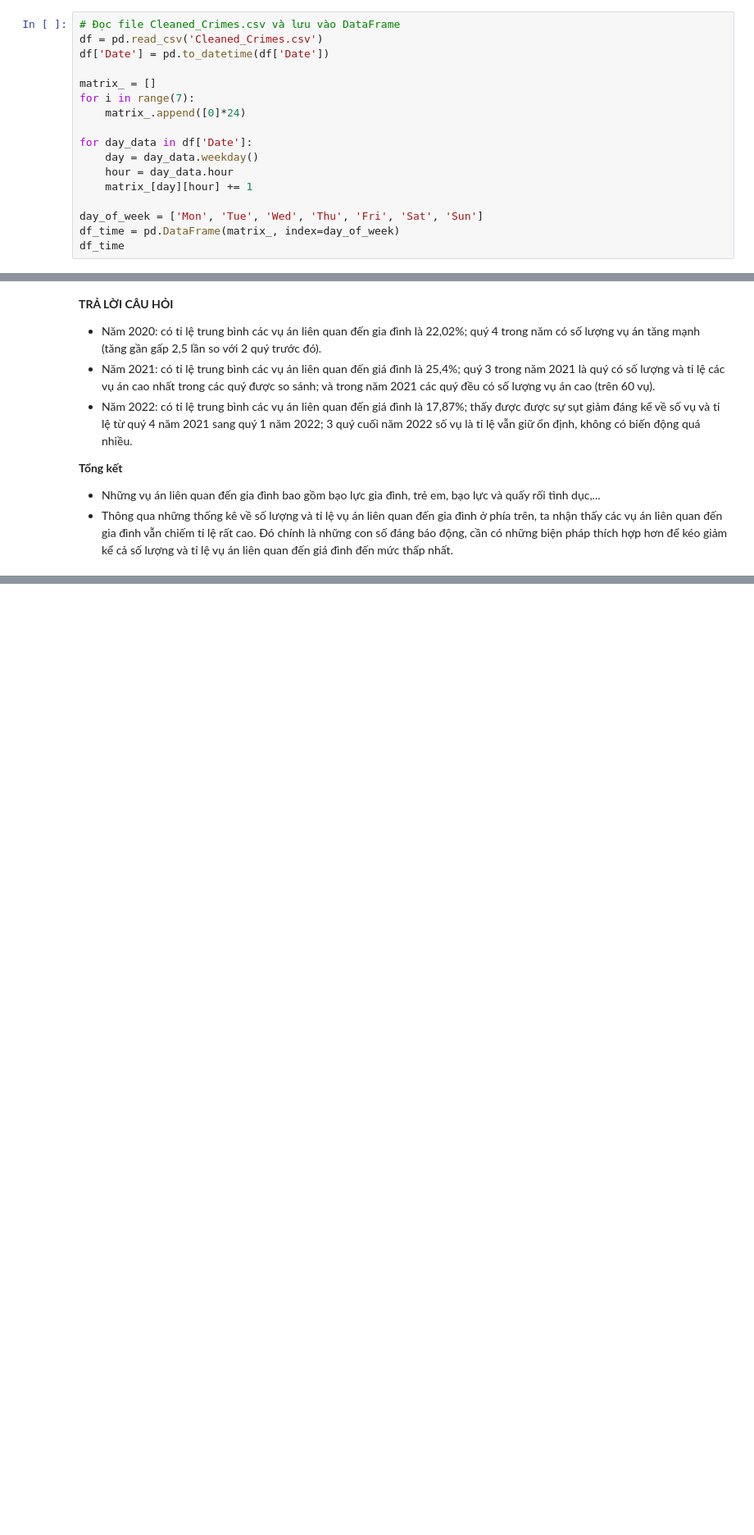
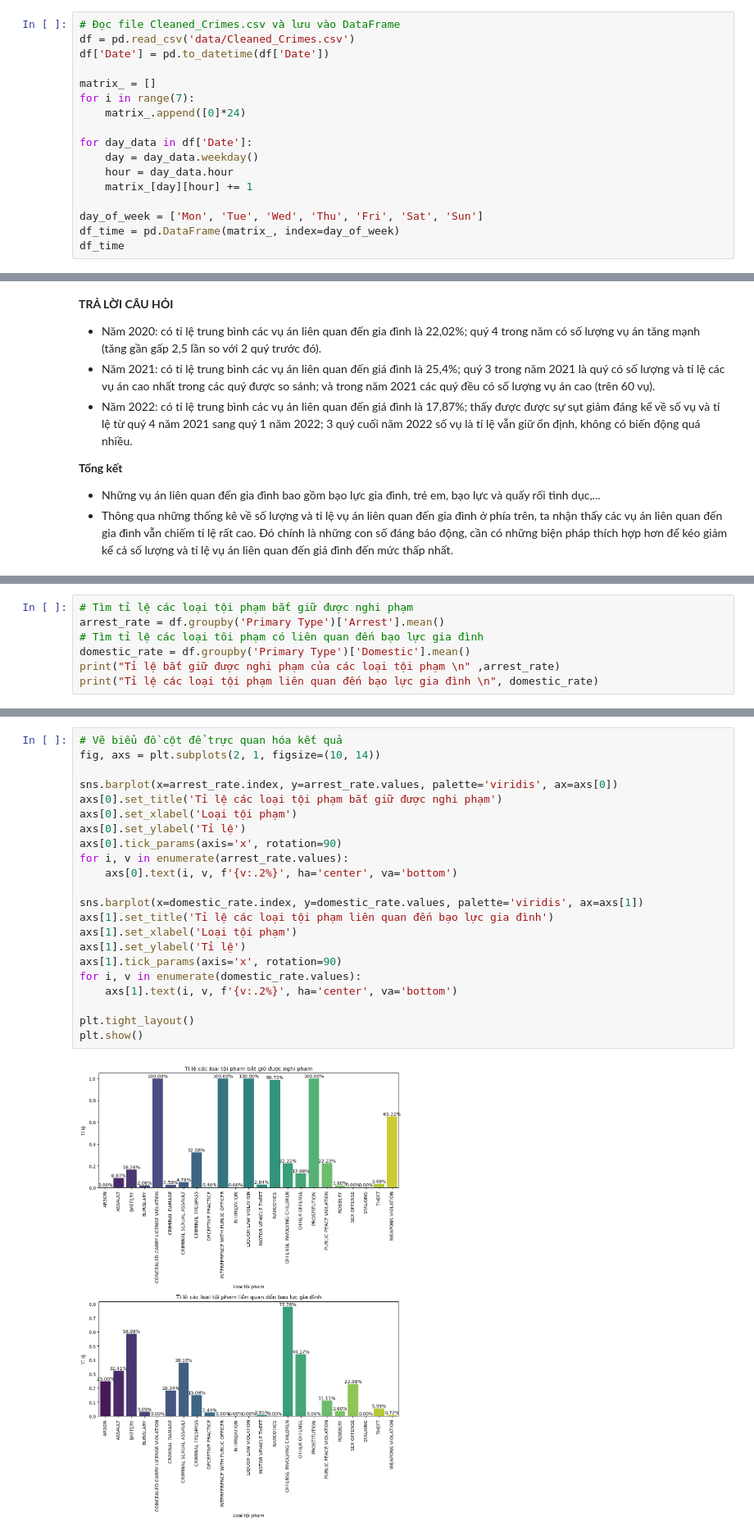
Before and after one commit to snguyenduongtruong/Intro2DataScience_Project, a Jupyter notebook: question.ipynb, the cells around one changed output, grey strips where cells are left out. Shown at 82% size. Drawn from its saved outputs; the diff is of its cells as text; blank space fills up the shorter version.

```diff
--- a/question.ipynb
+++ b/question.ipynb
@@ -21,7 +21,7 @@ import ast
    + Cuối cùng, ta sẽ tìm max, min giá trị của các hàng và cột của `df_time` để có câu trả lời. Bên cạnh đó, `df_time` sẽ được trực quan hóa bằng heatmap, dựa vào đó ta có thể kiểm tra lại kết quả và đưa ra những đánh giá khác.
 # %%
 # Đọc file Cleaned_Crimes.csv và lưu vào DataFrame
-df = pd.read_csv('Cleaned_Crimes.csv')
+df = pd.read_csv('data/Cleaned_Crimes.csv')
 df['Date'] = pd.to_datetime(df['Date'])
 
 matrix_ = []
@@ -294,0 +304,7 @@ plt.show()
+# %%
+# Tìm tỉ lệ các loại tội phạm bắt giữ được nghi phạm
+arrest_rate = df.groupby('Primary Type')['Arrest'].mean()
+# Tìm tỉ lệ các loại tôi phạm có liên quan đến bạo lực gia đình
+domestic_rate = df.groupby('Primary Type')['Domestic'].mean()
+print("Tỉ lệ bắt giữ được nghi phạm của các loại tội phạm \n" ,arrest_rate)
+print("Tỉ lệ các loại tội phạm liên quan đến bạo lực gia đình \n", domestic_rate)
@@ -294,0 +329,24 @@ plt.show()
+# %%
+# Vẽ biểu đồ cột để trực quan hóa kết quả
+fig, axs = plt.subplots(2, 1, figsize=(10, 14))
+
+sns.barplot(x=arrest_rate.index, y=arrest_rate.values, palette='viridis', ax=axs[0])
+axs[0].set_title('Tỉ lệ các loại tội phạm bắt giữ được nghi phạm')
+axs[0].set_xlabel('Loại tội phạm')
+axs[0].set_ylabel('Tỉ lệ')
+axs[0].tick_params(axis='x', rotation=90)
+for i, v in enumerate(arrest_rate.values):
+    axs[0].text(i, v, f'{v:.2%}', ha='center', va='bottom')
+
+sns.barplot(x=domestic_rate.index, y=domestic_rate.values, palette='viridis', ax=axs[1])
+axs[1].set_title('Tỉ lệ các loại tội phạm liên quan đến bạo lực gia đình')
+axs[1].set_xlabel('Loại tội phạm')
+axs[1].set_ylabel('Tỉ lệ')
+axs[1].tick_params(axis='x', rotation=90)
+for i, v in enumerate(domestic_rate.values):
+    axs[1].text(i, v, f'{v:.2%}', ha='center', va='bottom')
+
+plt.tight_layout()
+plt.show()
+# %% [output]
+[figure, added]
```
Also changed, not shown: parts of 5 cells of this notebook.
